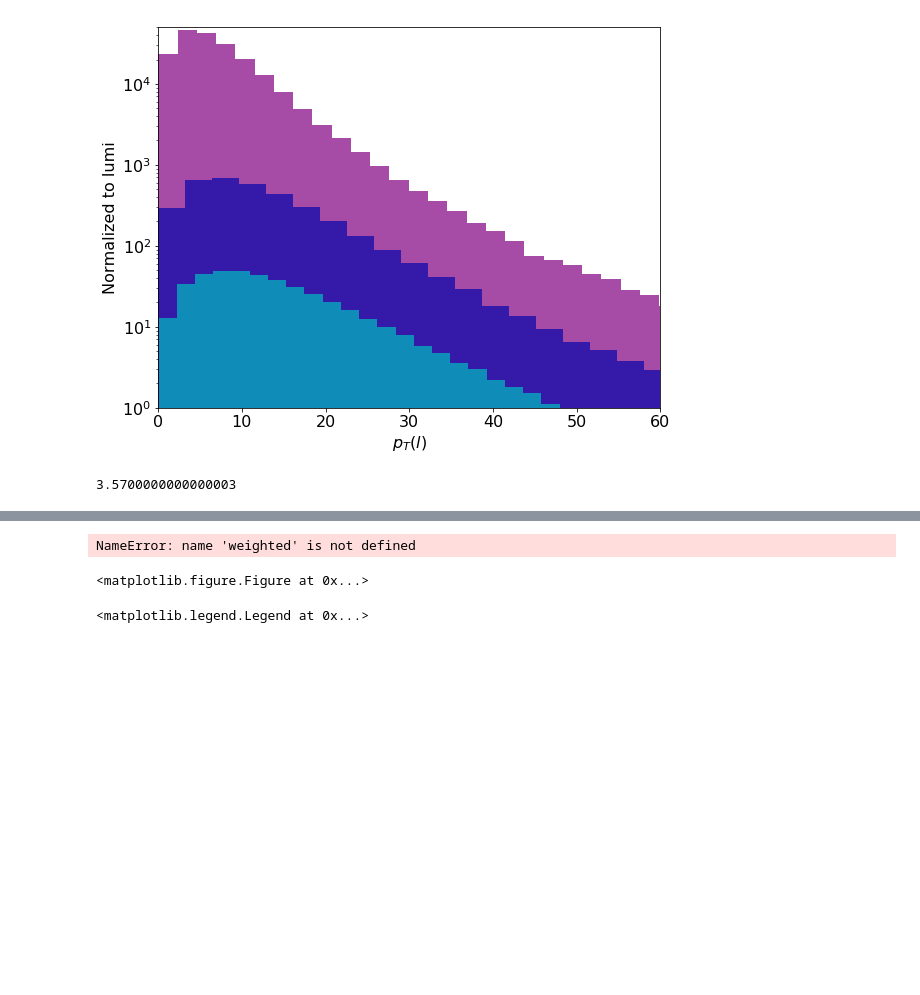
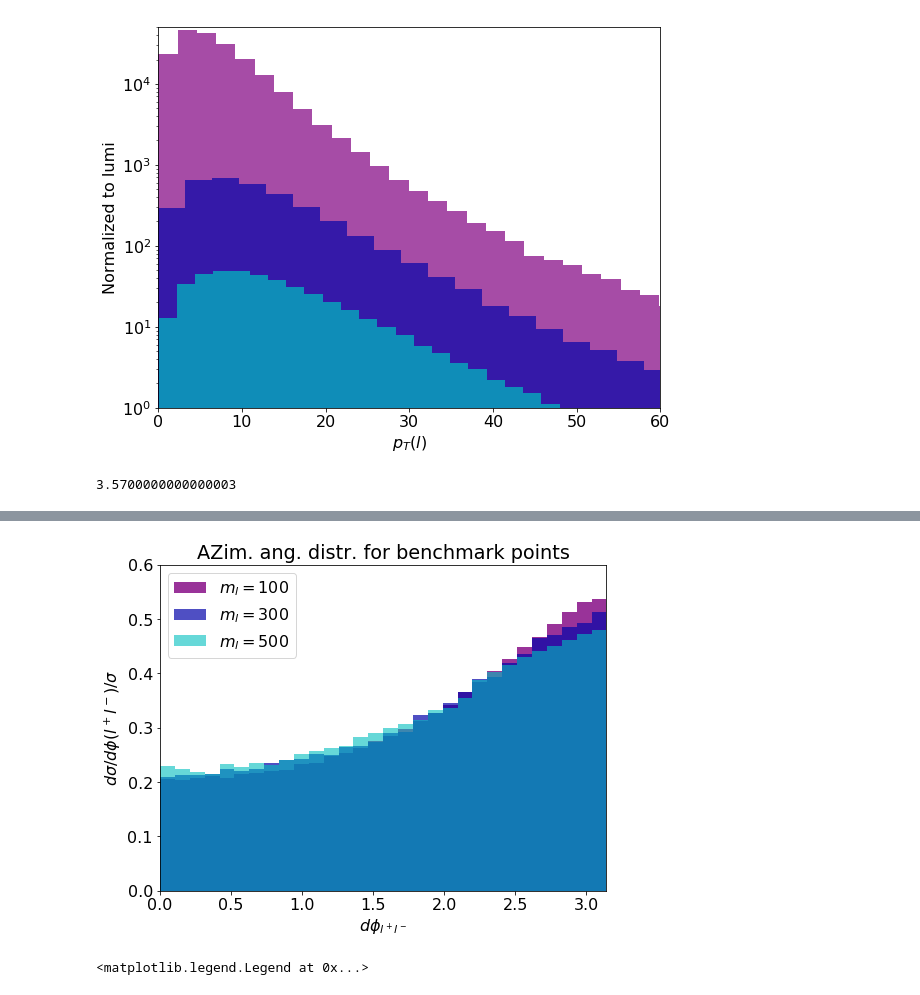
Before and after one commit to anasthesia/SoftLLP, a Jupyter notebook: kinematics/Histos.ipynb, the cells around one changed output, grey strips where cells are left out. Cells and saved outputs as stored; diff of their text form; code cells hidden in the pictures; blank space fills up the shorter version.

```diff
--- a/kinematics/Histos.ipynb
+++ b/kinematics/Histos.ipynb
@@ -176,32 +183,33 @@ ValueError: weights should have the same shape as x
 # %%
-plt.figure(figsize=(7,5))
-n, bins, patches = plt.hist(dphidata100, bins=30, weights=weighted*crossSection, color='purple',
+plt.figure(figsize=(8,6))
+
+n, bins, patches = plt.hist(dphidata100, bins=30, density=True, color='purple',
                             alpha=0.8, rwidth=1, label='$m_l=100$')
 
-n, bins, patches = plt.hist(dphidata300, bins=30, weights=weighted*crossSection, color='#0504aa',
-                            alpha=0.7, rwidth=1, label='$m_l=300$')
+n, bins, patches = plt.hist(dphidata300, bins=30, density=True,\
+                            color='#0504aa',alpha=0.7, rwidth=1, label='$m_l=300$')
 
-n, bins, patches = plt.hist(dphidata500, bins=30, weights=weighted*crossSection, color='c',
-                            alpha=0.6, rwidth=1, label='$m_l=500$')
+n, bins, patches = plt.hist(dphidata500, bins=30, density=True,\
+                            color='c',alpha=0.6, rwidth=1, label='$m_l=500$')
+
 
 #plt.grid(axis='y', alpha=0.75)
 
-plt.xlim(0,2.1*np.pi)
-plt.ylim(0,0.14)
+plt.xlim(0,np.pi)
+plt.ylim(0,0.6)
 #plt.yscale("log")
 
 
 plt.title("AZim. ang. distr. for benchmark points")
 plt.xlabel('$d\\phi_{l^+ l^-}$')
 #plt.ylabel('Normalized to 1')
 plt.ylabel('$d\\sigma/d\\phi(l^+ l^-)/\\sigma$')
 #plt.text(23, 45, '$m_l=300,\ m_C=324,\ r=5\ 10^{-8}$')
-plt.legend(loc='upper right')
+plt.legend(loc='upper left')
 
-#plt.savefig('dphi_benchmark.png')
+plt.savefig('dphi_benchmark.png')
 # %% [output]
-NameError: name 'weighted' is not defined
-<matplotlib.figure.Figure at 0x...>
+[figure, added]
 # %%
 # mC=300, ml varies
 pTdata300Ml290 = np.array(genfromtxt('histos/ptl_mC324_ml290.dat'))
```
Also changed, not shown: parts of 7 cells of this notebook, 1 other file.
